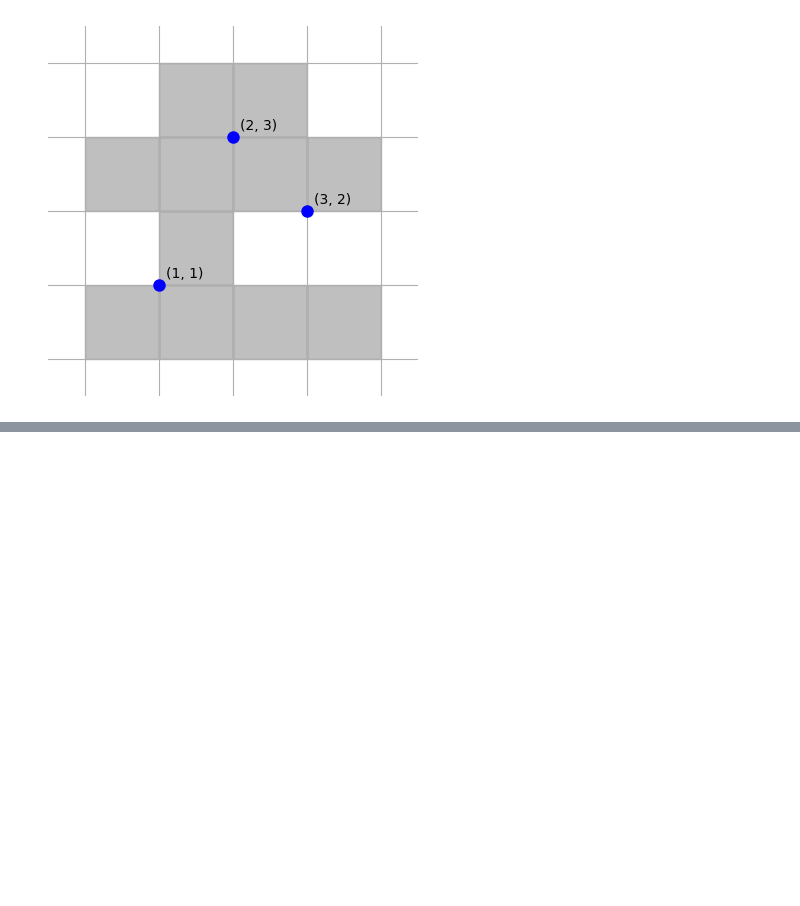
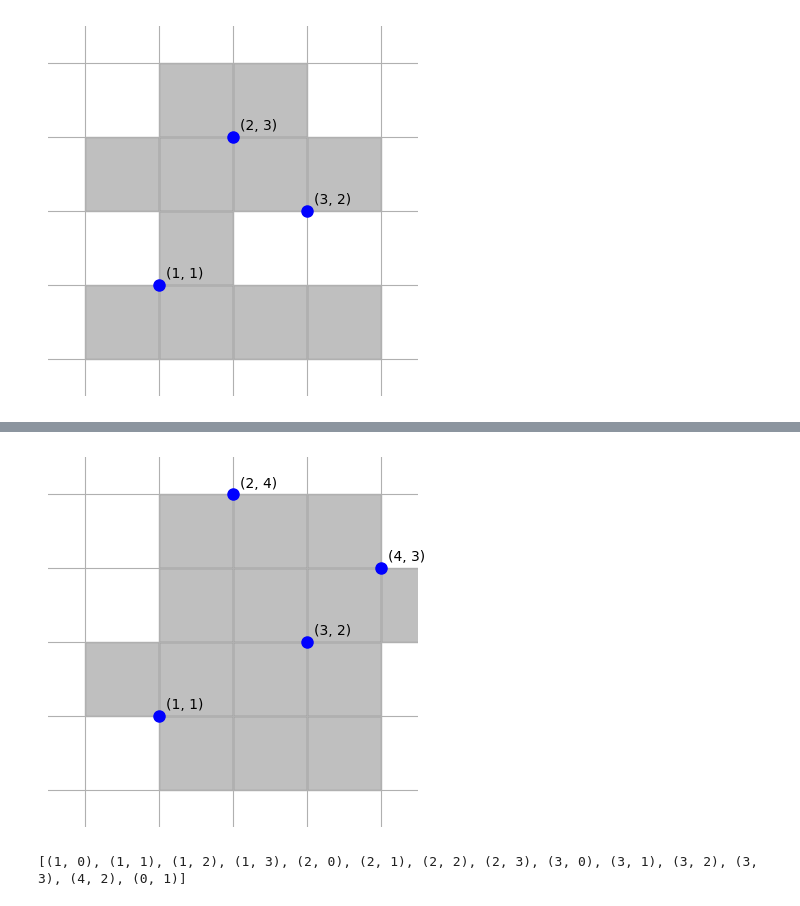
Before and after one commit to delyan-kirov/PermPatterns, a Jupyter notebook: experiments/scripts/Params.ipynb, the cells around one changed output, grey strips where cells are left out. Cells and saved outputs as stored; diff of their text form; code cells hidden in the pictures; blank space fills up the shorter version.

```diff
--- a/experiments/scripts/Params.ipynb
+++ b/experiments/scripts/Params.ipynb
@@ -66,0 +81,7 @@ VS.visualize([1,3,2], shaded_points)
+# %%
+shaded_points = [(1,y) for y in range(0,4)] + [(2,y) for y in range(0,4)] + [(3,y) for y in range(0,4)] + [(4,2), (0,1)]
+VS.visualize([1,4,2,3], shaded_points)
+print (shaded_points)
+# %% [output]
+[figure, added]
+[(1, 0), (1, 1), (1, 2), (1, 3), (2, 0), (2, 1), (2, 2), (2, 3), (3, 0), (3, 1), (3, 2), (3, 3), (4, 2), (0, 1)]
```
Also changed, not shown: parts of 2 cells of this notebook, 23 other files.
